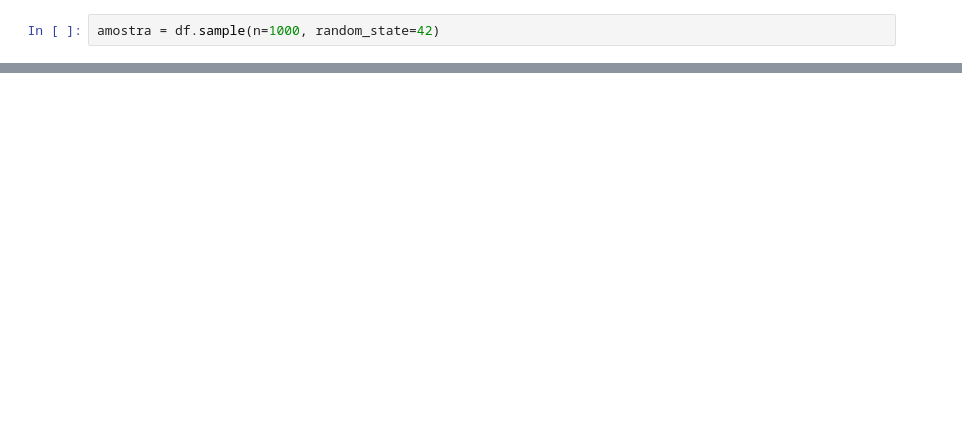
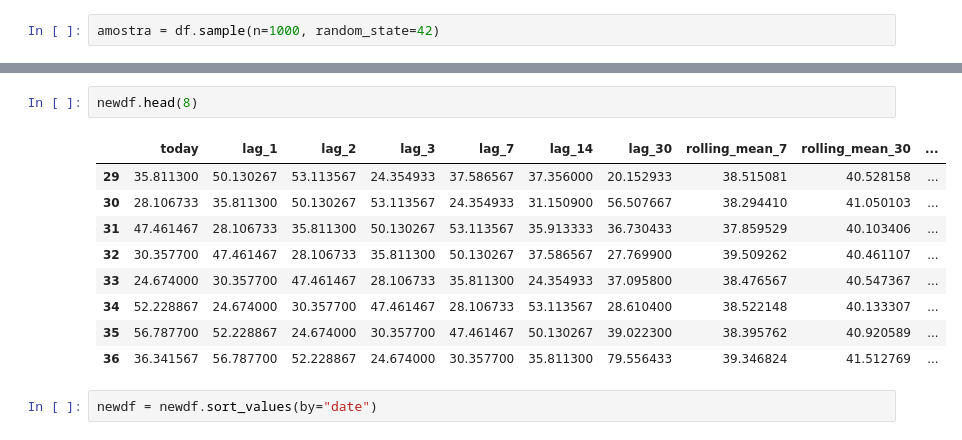
Before and after one commit to guiandradedev/energy-monitor-backend, a Jupyter notebook: ai/cost-predictor/household-exploratory-analysis.ipynb, the cells around one changed output, grey strips where cells are left out. Saved outputs shown, nothing was run; the diff lists cells and outputs as text; blank space fills up the shorter version.

```diff
--- a/ai/cost-predictor/household-exploratory-analysis.ipynb
+++ b/ai/cost-predictor/household-exploratory-analysis.ipynb
@@ -109,0 +356,14 @@ pyplot.show()
+# %%
+newdf.head(8)
+# %% [output]
+|  | today | lag_1 | lag_2 | lag_3 | lag_7 | lag_14 | lag_30 | rolling_mean_7 | rolling_mean_30 | ... |
+| 29 | 35.811300 | 50.130267 | 53.113567 | 24.354933 | 37.586567 | 37.356000 | 20.152933 | 38.515081 | 40.528158 | ... |
+| 30 | 28.106733 | 35.811300 | 50.130267 | 53.113567 | 24.354933 | 31.150900 | 56.507667 | 38.294410 | 41.050103 | ... |
+| 31 | 47.461467 | 28.106733 | 35.811300 | 50.130267 | 53.113567 | 35.913333 | 36.730433 | 37.859529 | 40.103406 | ... |
+| 32 | 30.357700 | 47.461467 | 28.106733 | 35.811300 | 50.130267 | 37.586567 | 27.769900 | 39.509262 | 40.461107 | ... |
+| 33 | 24.674000 | 30.357700 | 47.461467 | 28.106733 | 35.811300 | 24.354933 | 37.095800 | 38.476567 | 40.547367 | ... |
+| 34 | 52.228867 | 24.674000 | 30.357700 | 47.461467 | 28.106733 | 53.113567 | 28.610400 | 38.522148 | 40.133307 | ... |
+| 35 | 56.787700 | 52.228867 | 24.674000 | 30.357700 | 47.461467 | 50.130267 | 39.022300 | 38.395762 | 40.920589 | ... |
+| 36 | 36.341567 | 56.787700 | 52.228867 | 24.674000 | 30.357700 | 35.811300 | 79.556433 | 39.346824 | 41.512769 | ... |
+# %%
+newdf = newdf.sort_values(by="date")
```
Also changed, not shown: parts of 36 cells of this notebook, 1 other file.
